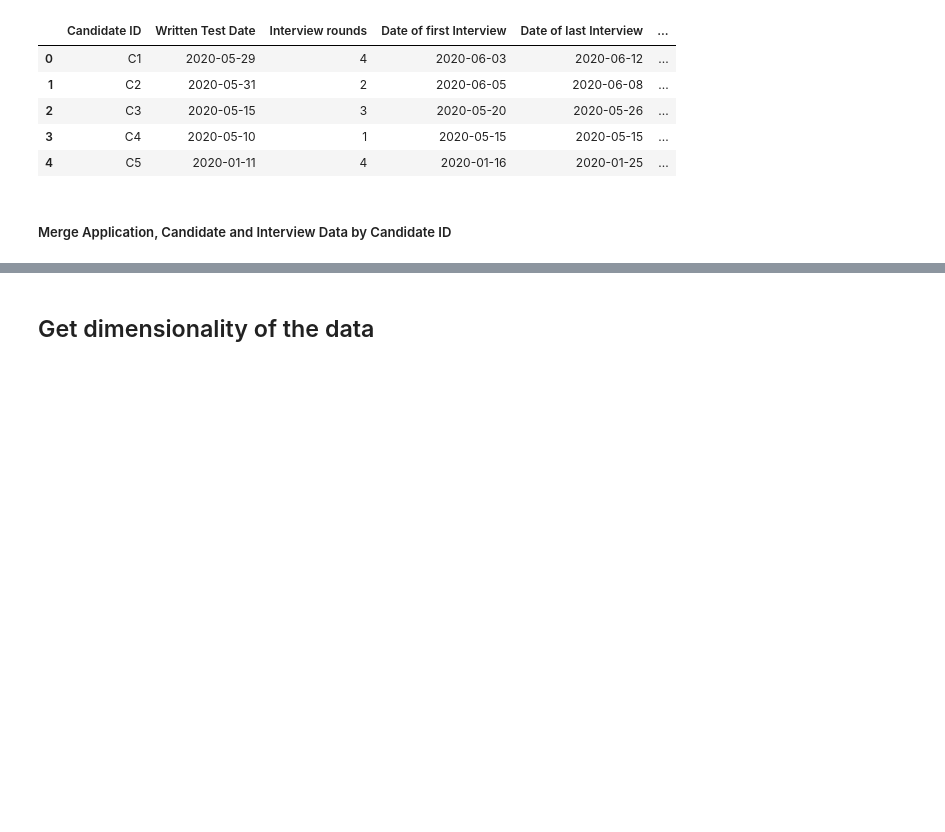
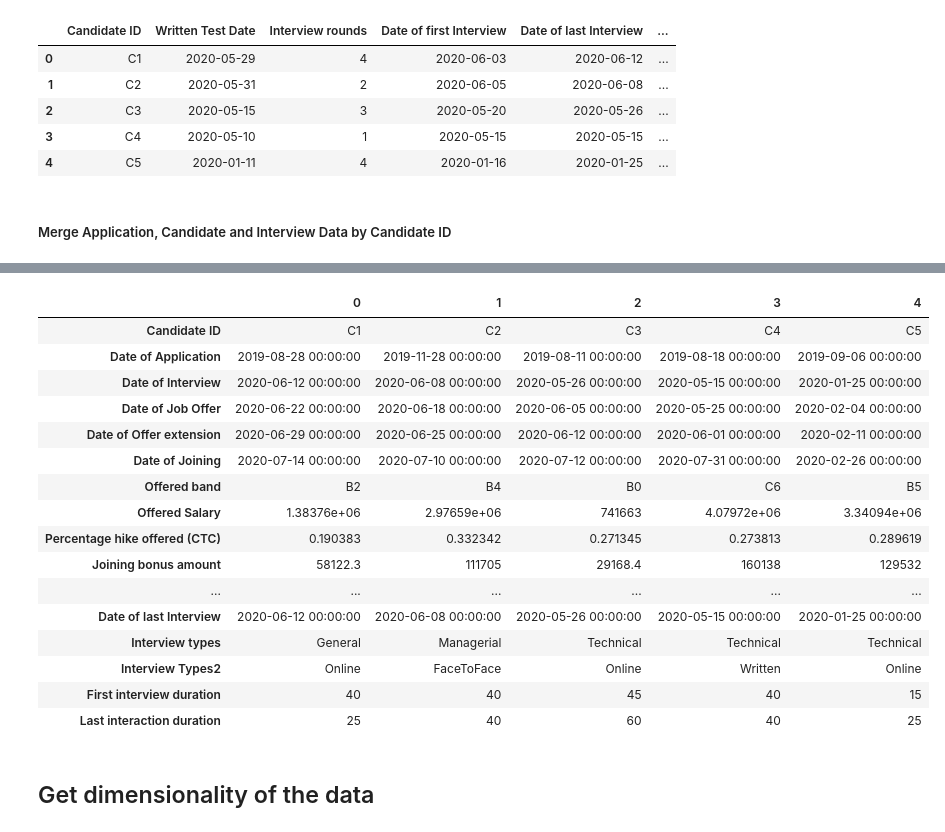
Before and after one commit to karunyads/MiniProject-FE, a Jupyter notebook: FE_PROJECT1_06.ipynb, the cells around one changed output, grey strips where cells are left out. Saved outputs shown, nothing was run; the diff lists cells and outputs as text; code cells hidden in the pictures; blank space fills up the shorter version.

Commit message:
change in data frame merging

```diff
--- a/FE_PROJECT1_06.ipynb
+++ b/FE_PROJECT1_06.ipynb
@@ -68,4 +68,4 @@ interview_data_df.head()
 # %% [markdown]
 ##### Merge Application, Candidate and Interview Data by Candidate ID
 # %%
-df1 = application_data_df.merge(candidate_data_df, on='Candidate ID')
+master_data = application_data_df.merge(candidate_data_df, on='Candidate ID').merge(interview_data_df, on='Candidate ID')
@@ -107,5 +72,23 @@ df1.T
-# %%
-master_data = df1.merge(interview_data_df, on='Candidate ID')
+# %%
+master_data.head().T
+# %% [output]
+|  | 0 | 1 | 2 | 3 | 4 |
+| Candidate ID | C1 | C2 | C3 | C4 | C5 |
+| Date of Application | 2019-08-28 00:00:00 | 2019-11-28 00:00:00 | 2019-08-11 00:00:00 | 2019-08-18 00:00:00 | 2019-09-06 00:00:00 |
+| Date of Interview | 2020-06-12 00:00:00 | 2020-06-08 00:00:00 | 2020-05-26 00:00:00 | 2020-05-15 00:00:00 | 2020-01-25 00:00:00 |
+| Date of Job Offer | 2020-06-22 00:00:00 | 2020-06-18 00:00:00 | 2020-06-05 00:00:00 | 2020-05-25 00:00:00 | 2020-02-04 00:00:00 |
+| Date of Offer extension | 2020-06-29 00:00:00 | 2020-06-25 00:00:00 | 2020-06-12 00:00:00 | 2020-06-01 00:00:00 | 2020-02-11 00:00:00 |
+| Date of Joining | 2020-07-14 00:00:00 | 2020-07-10 00:00:00 | 2020-07-12 00:00:00 | 2020-07-31 00:00:00 | 2020-02-26 00:00:00 |
+| Offered band | B2 | B4 | B0 | C6 | B5 |
+| Offered Salary | 1.38376e+06 | 2.97659e+06 | 741663 | 4.07972e+06 | 3.34094e+06 |
+| Percentage hike offered (CTC) | 0.190383 | 0.332342 | 0.271345 | 0.273813 | 0.289619 |
+| Joining bonus amount | 58122.3 | 111705 | 29168.4 | 160138 | 129532 |
+| ... | ... | ... | ... | ... | ... |
+| Date of last Interview | 2020-06-12 00:00:00 | 2020-06-08 00:00:00 | 2020-05-26 00:00:00 | 2020-05-15 00:00:00 | 2020-01-25 00:00:00 |
+| Interview types | General | Managerial | Technical | Technical | Technical |
+| Interview Types2 | Online | FaceToFace | Online | Written | Online |
+| First interview duration | 40 | 40 | 45 | 40 | 15 |
+| Last interaction duration | 25 | 40 | 60 | 40 | 25 |
 # %% [markdown]
 ## Get dimensionality of the data
 # %%
```
Also changed, not shown: parts of 4 cells of this notebook.
